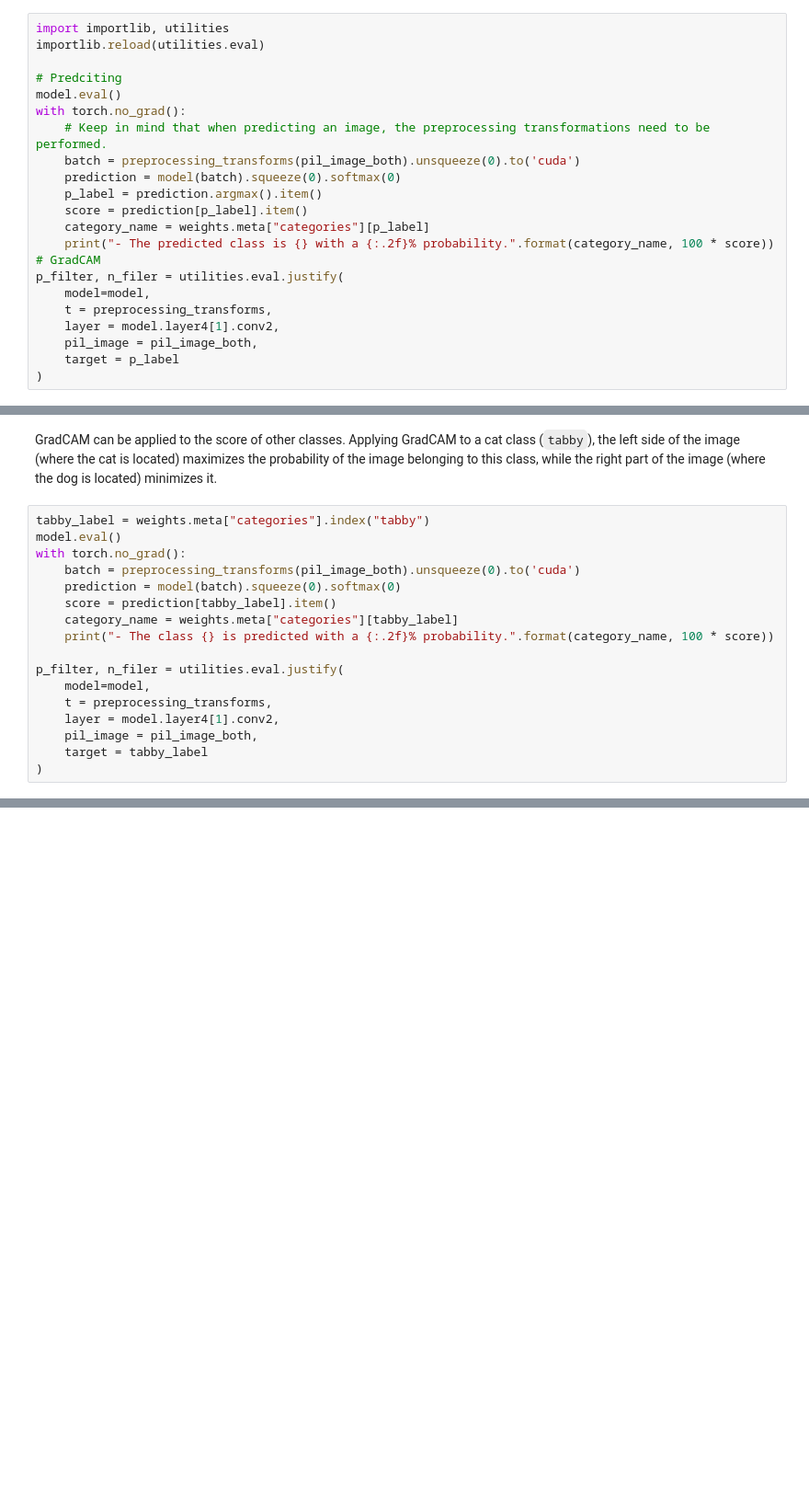
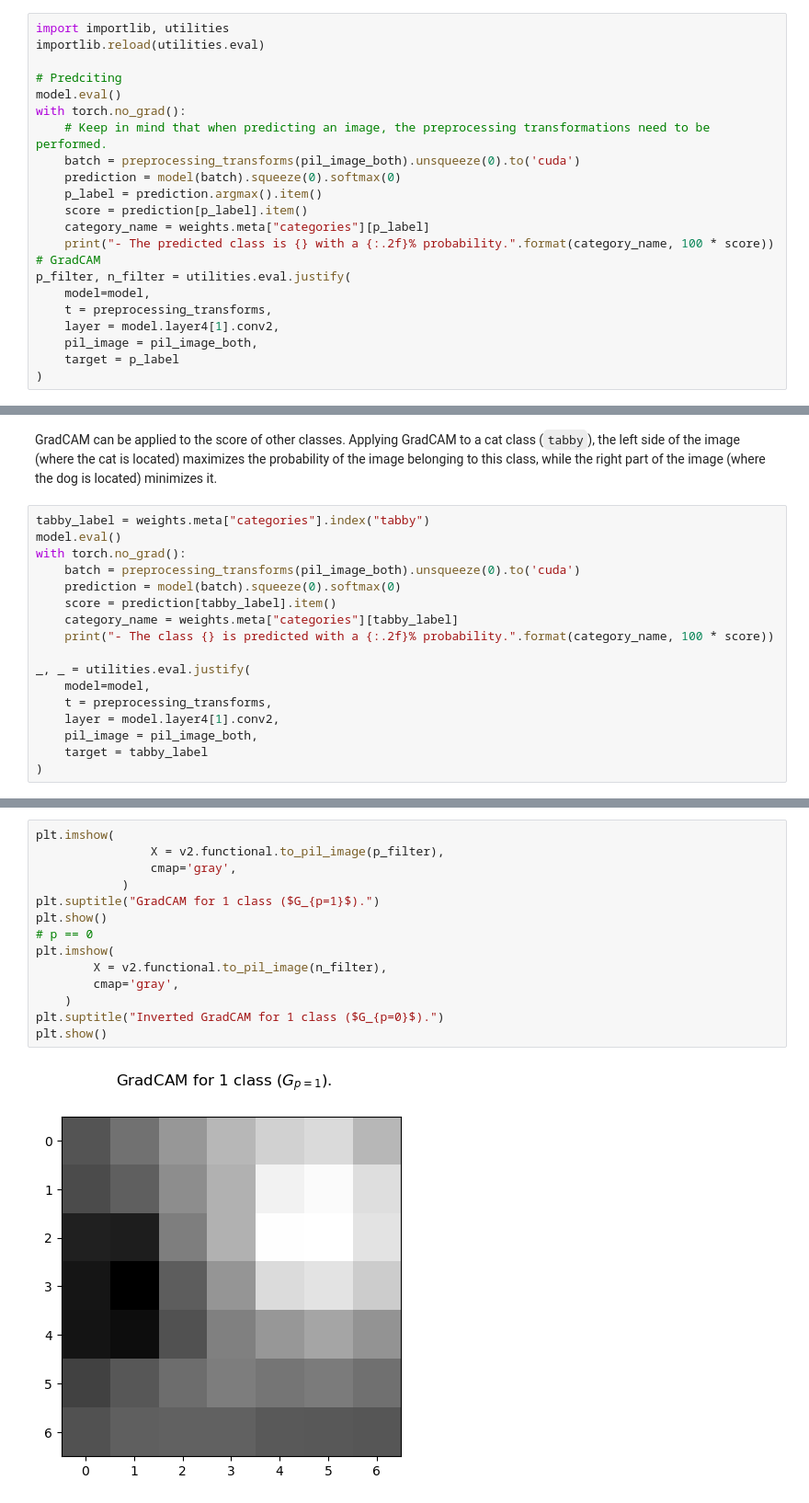
Before and after one commit to Palenchuekla/TFG, a Jupyter notebook: code/justify_example.ipynb, the cells around one changed output, grey strips where cells are left out. Shown at 92% size. Cells and saved outputs as stored; diff of their text form; blank space fills up the shorter version.

```diff
--- a/code/justify_example.ipynb
+++ b/code/justify_example.ipynb
@@ -73,7 +72,7 @@ with torch.no_grad():
     category_name = weights.meta["categories"][p_label]
     print("- The predicted class is {} with a {:.2f}% probability.".format(category_name, 100 * score))
 # GradCAM
-p_filter, n_filer = utilities.eval.justify(
+p_filter, n_filter = utilities.eval.justify(
     model=model,
     t = preprocessing_transforms,
     layer = model.layer4[1].conv2,
@@ -99,7 +100,7 @@ with torch.no_grad():
     category_name = weights.meta["categories"][tabby_label]
     print("- The class {} is predicted with a {:.2f}% probability.".format(category_name, 100 * score))
 
-p_filter, n_filer = utilities.eval.justify(
+_, _ = utilities.eval.justify(
     model=model,
     t = preprocessing_transforms,
     layer = model.layer4[1].conv2,
@@ -111,0 +117,16 @@ p_filter, n_filer = utilities.eval.justify(
+# %%
+plt.imshow(
+                X = v2.functional.to_pil_image(p_filter),
+                cmap='gray',
+            )
+plt.suptitle("GradCAM for 1 class ($G_{p=1}$).")
+plt.show()
+# p == 0
+plt.imshow(
+        X = v2.functional.to_pil_image(n_filter),
+        cmap='gray',
+    )
+plt.suptitle("Inverted GradCAM for 1 class ($G_{p=0}$).")
+plt.show()
+# %% [output]
+[figure, added]
```
Also changed, not shown: parts of 6 cells of this notebook.
